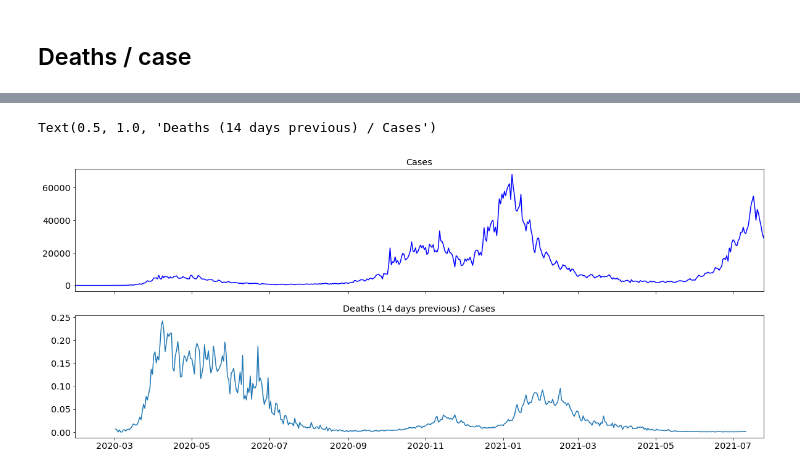
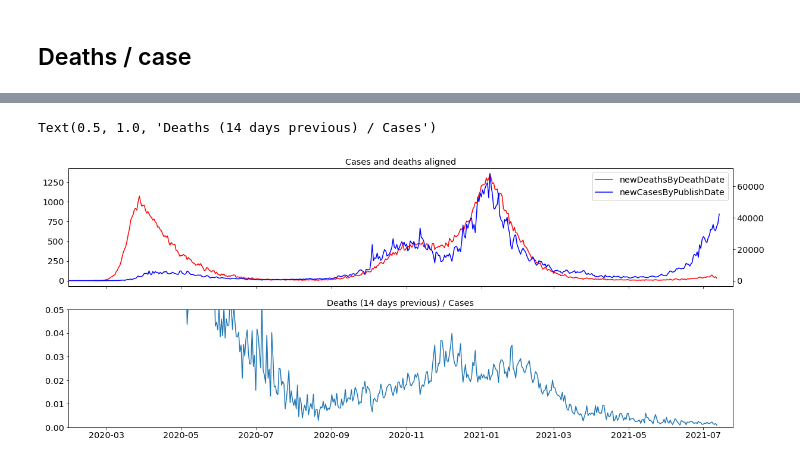
Before and after one commit to rhysgt/covid_analysis, a Jupyter notebook: analysis.ipynb, the cells around one changed output, grey strips where cells are left out. Cells and saved outputs as stored; diff of their text form; code cells hidden in the pictures.

```diff
--- a/analysis.ipynb
+++ b/analysis.ipynb
@@ -70,3 +70,17 @@ ax.legend(lns, labs, loc=0)
 [figure]
 # %% [markdown]
 ## Deaths / case
+# %%
+lag = 11
+
+fig, (ax1) = plt.subplots(1, 1, sharex=True)
+ax2 = ax1.twinx()
+
+ax2.set_title('Cases and deaths aligned')
+
+plt1 = ax1.plot(dates[lag:], np.array(deathsDea)[:-lag], label = "newDeathsByDeathDate", c='r')
+plt2 = ax2.plot(dates[lag:], np.array(casesPub)[lag:], label = 'newCasesByPublishDate', c='b')
+
+lns = plt1 + plt2
+labs = [l.get_label() for l in lns]
+ax1.legend(lns, labs, loc=0)
@@ -73,13 +90,23 @@ ax.legend(lns, labs, loc=0)
 # %%
 fig, (ax1, ax2) = plt.subplots(2, 1, sharex=True)
 
 plt.xlim(np.min(dates), np.max(dates))
 
-plt1 = ax1.plot(dates, casesPub, label = 'newCasesByPublishDate', c='b')
-ax1.set_title('Cases')
+ax1b = ax1.twinx()
 
-plt2 = ax2.plot(dates[14:], np.array(deathsDea)[14:]/np.array(casesPub)[:-14], )
+ax1b.set_title('Cases and deaths aligned')
+
+plt1 = ax1.plot(dates[lag:], np.array(deathsDea)[:-lag], label = "newDeathsByDeathDate", c='r')
+plt2 = ax1b.plot(dates[lag:], np.array(casesPub)[lag:], label = 'newCasesByPublishDate', c='b')
+
+lns = plt1 + plt2
+labs = [l.get_label() for l in lns]
+ax1.legend(lns, labs, loc=0)
+
+
+plt2 = ax2.plot(dates[lag:], np.array(deathsDea)[:-lag]/np.array(casesPub)[lag:])
+ax2.set_ylim(0, 0.05)
 ax2.set_title('Deaths (14 days previous) / Cases')
 # %% [output]
 Text(0.5, 1.0, 'Deaths (14 days previous) / Cases')
-[figure, old version]
+[figure, new version]
```
Also changed, not shown: parts of 1 cell of this notebook.
